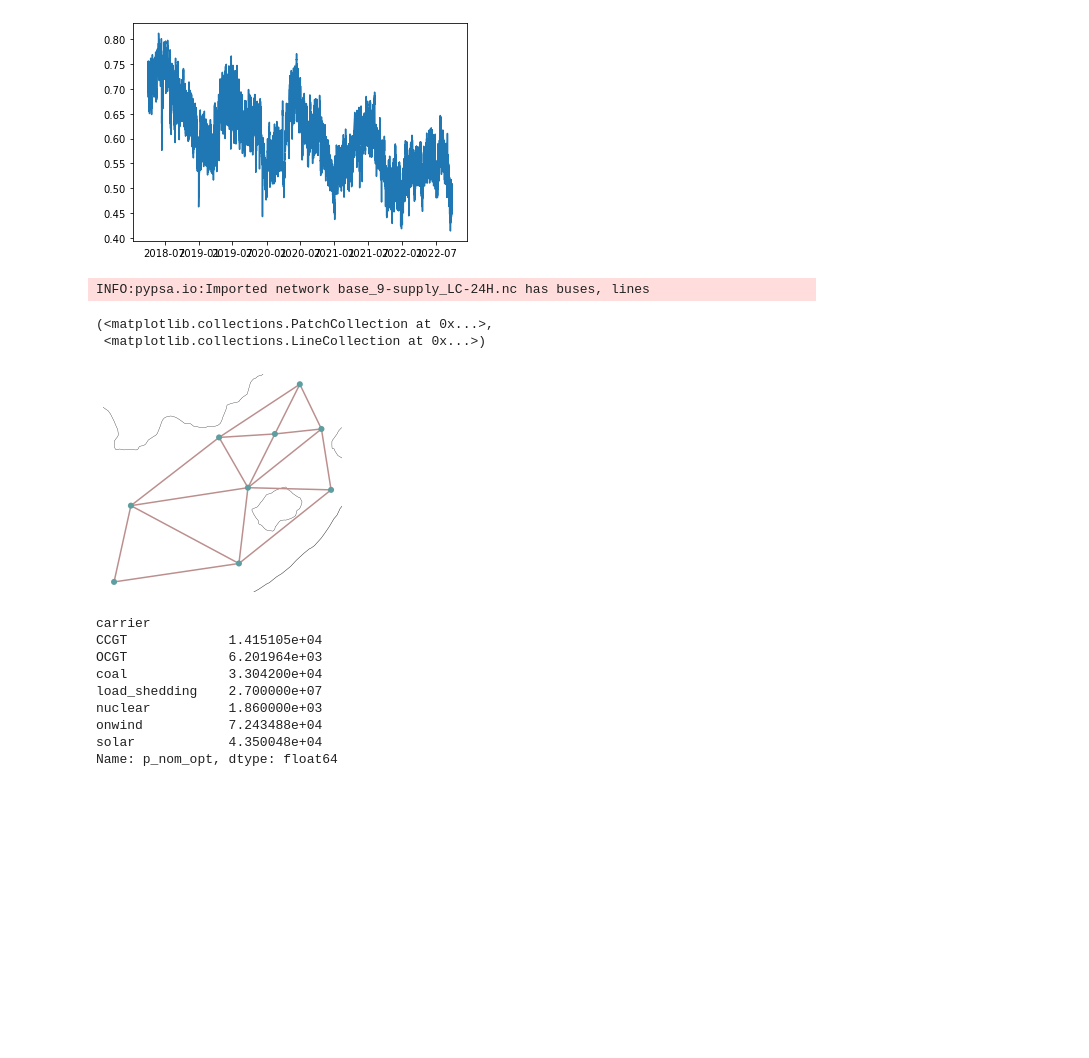
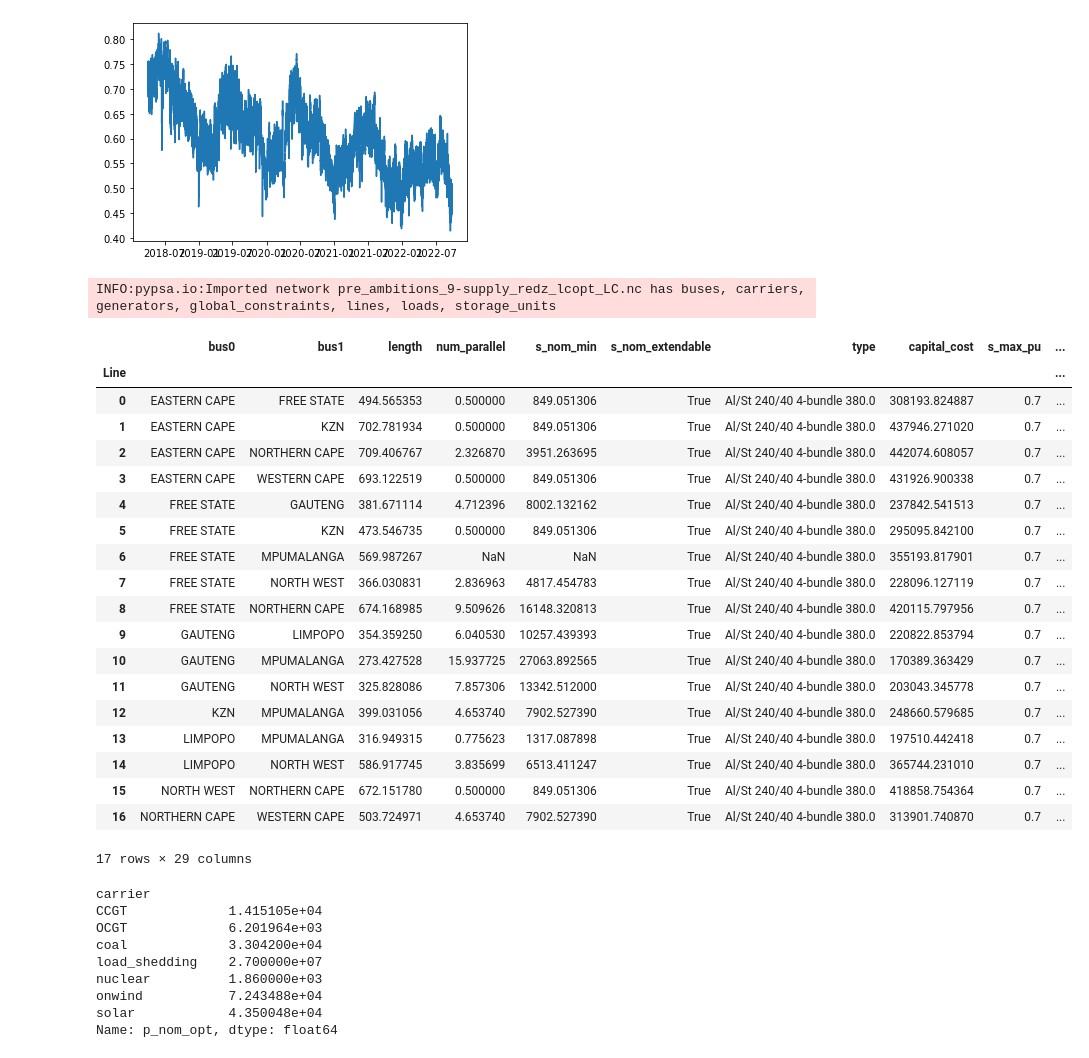
Before and after one commit to PyPSA/pypsa-za, a Jupyter notebook: notebooks/general_playground.ipynb, the cells around one changed output. Cells and saved outputs as stored; diff of their text form; code cells hidden in the pictures; blank space fills up the shorter version.

```diff
--- a/notebooks/general_playground.ipynb
+++ b/notebooks/general_playground.ipynb
@@ -34,15 +34,32 @@ plt.plot(eskom_data['coal_eaf']).plot()
 AttributeError: 'list' object has no attribute 'plot'
 [figure]
 # %%
-n = pypsa.Network("../networks/base_9-supply_LC-24H.nc")
+n = pypsa.Network("../networks/pre_ambitions_9-supply_redz_lcopt_LC.nc")
 # %% [output]
-INFO:pypsa.io:Imported network base_9-supply_LC-24H.nc has buses, lines
+INFO:pypsa.io:Imported network pre_ambitions_9-supply_redz_lcopt_LC.nc has buses, carriers, generators, global_constraints, lines, loads, storage_units
 # %%
-n.plot()
+n.lines
 # %% [output]
+|  | bus0 | bus1 | length | num_parallel | s_nom_min | s_nom_extendable | type | capital_cost | s_max_pu | ... |
+| Line |  |  |  |  |  |  |  |  |  | ... |
+| 0 | EASTERN CAPE | FREE STATE | 494.565353 | 0.500000 | 849.051306 | True | Al/St 240/40 4-bundle 380.0 | 308193.824887 | 0.7 | ... |
+| 1 | EASTERN CAPE | KZN | 702.781934 | 0.500000 | 849.051306 | True | Al/St 240/40 4-bundle 380.0 | 437946.271020 | 0.7 | ... |
+| 2 | EASTERN CAPE | NORTHERN CAPE | 709.406767 | 2.326870 | 3951.263695 | True | Al/St 240/40 4-bundle 380.0 | 442074.608057 | 0.7 | ... |
+| 3 | EASTERN CAPE | WESTERN CAPE | 693.122519 | 0.500000 | 849.051306 | True | Al/St 240/40 4-bundle 380.0 | 431926.900338 | 0.7 | ... |
+| 4 | FREE STATE | GAUTENG | 381.671114 | 4.712396 | 8002.132162 | True | Al/St 240/40 4-bundle 380.0 | 237842.541513 | 0.7 | ... |
+| 5 | FREE STATE | KZN | 473.546735 | 0.500000 | 849.051306 | True | Al/St 240/40 4-bundle 380.0 | 295095.842100 | 0.7 | ... |
+| 6 | FREE STATE | MPUMALANGA | 569.987267 | NaN | NaN | True | Al/St 240/40 4-bundle 380.0 | 355193.817901 | 0.7 | ... |
+| 7 | FREE STATE | NORTH WEST | 366.030831 | 2.836963 | 4817.454783 | True | Al/St 240/40 4-bundle 380.0 | 228096.127119 | 0.7 | ... |
+| 8 | FREE STATE | NORTHERN CAPE | 674.168985 | 9.509626 | 16148.320813 | True | Al/St 240/40 4-bundle 380.0 | 420115.797956 | 0.7 | ... |
+| 9 | GAUTENG | LIMPOPO | 354.359250 | 6.040530 | 10257.439393 | True | Al/St 240/40 4-bundle 380.0 | 220822.853794 | 0.7 | ... |
+| 10 | GAUTENG | MPUMALANGA | 273.427528 | 15.937725 | 27063.892565 | True | Al/St 240/40 4-bundle 380.0 | 170389.363429 | 0.7 | ... |
+| 11 | GAUTENG | NORTH WEST | 325.828086 | 7.857306 | 13342.512000 | True | Al/St 240/40 4-bundle 380.0 | 203043.345778 | 0.7 | ... |
+| 12 | KZN | MPUMALANGA | 399.031056 | 4.653740 | 7902.527390 | True | Al/St 240/40 4-bundle 380.0 | 248660.579685 | 0.7 | ... |
+| 13 | LIMPOPO | MPUMALANGA | 316.949315 | 0.775623 | 1317.087898 | True | Al/St 240/40 4-bundle 380.0 | 197510.442418 | 0.7 | ... |
+| 14 | LIMPOPO | NORTH WEST | 586.917745 | 3.835699 | 6513.411247 | True | Al/St 240/40 4-bundle 380.0 | 365744.231010 | 0.7 | ... |
+| 15 | NORTH WEST | NORTHERN CAPE | 672.151780 | 0.500000 | 849.051306 | True | Al/St 240/40 4-bundle 380.0 | 418858.754364 | 0.7 | ... |
+| 16 | NORTHERN CAPE | WESTERN CAPE | 503.724971 | 4.653740 | 7902.527390 | True | Al/St 240/40 4-bundle 380.0 | 313901.740870 | 0.7 | ... |
-(<matplotlib.collections.PatchCollection at 0x...>,
- <matplotlib.collections.LineCollection at 0x...>)
+17 rows × 29 columns
-[figure, removed]
 # %%
 n.generators.p_nom_opt.groupby(n.generators.carrier).sum()
 # %% [output]
```
Also changed, not shown: 3 other files.
